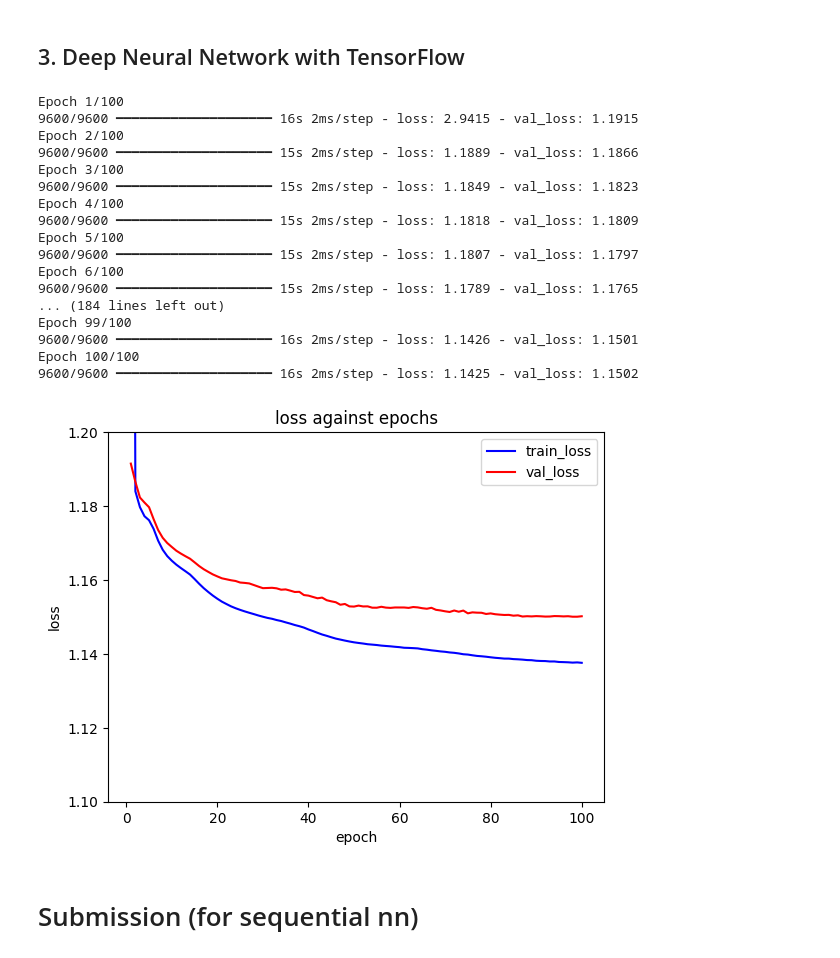
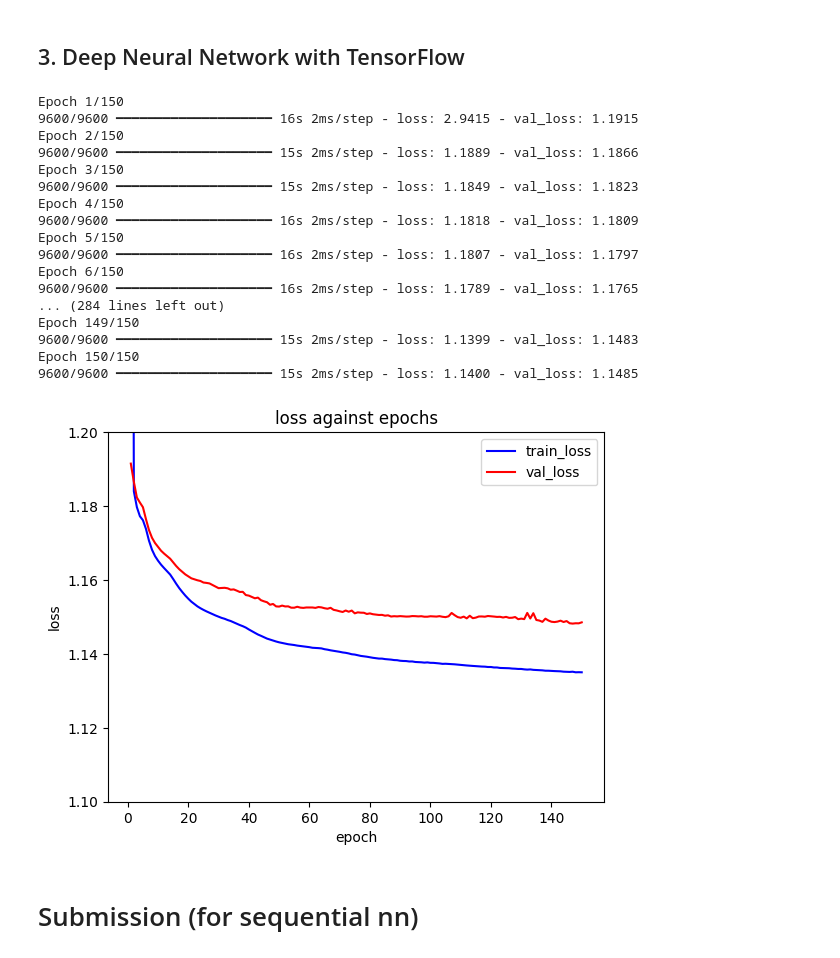
Before and after one commit to milkbottledude/Kaggle-Insurance_Machine_Learning, a Jupyter notebook: insurance-regression-machine-learning.ipynb, the cells around one changed output. Drawn from its saved outputs; the diff is of its cells as text; code cells hidden in the pictures.

Commit message:
Version 31: upped number of epochs from 100 to 150

```diff
--- a/insurance-regression-machine-learning.ipynb
+++ b/insurance-regression-machine-learning.ipynb
@@ -228,49 +228,49 @@ scaler = MinMaxScaler()
 X_train = scaler.fit_transform(X_train)
 X_mocktest = scaler.fit_transform(X_mocktest)
 
 # training the model
 batchsize = 100
-epochnumber = 100
+epochnumber = 150
 history = seqmodel.fit(X_train, y_train, epochs=epochnumber, batch_size=batchsize, validation_data=(X_mocktest, y_mocktest))
 # seqmodel.evaluate(X_mocktest, y_mocktest, batch_size=batchsize)
 
 # plotting RMSLE against epoch number
 import matplotlib.pyplot as plt
 
 train_RMSLE = history.history['loss'] # accessing list of training losses
 val_RMSLE = history.history['val_loss'] # accessing list of validation losses
 # making list of epochs for x-axis of graph
 epochlist = []
 for e in range(1, epochnumber+1):
     epochlist.append(e)
 # plotting graph
 plt.plot(epochlist, train_RMSLE, color='blue', label='train_loss')
 plt.plot(epochlist, val_RMSLE, color='red', label='val_loss')
 plt.ylim(1.1, 1.2)
 plt.xlabel('epoch')
 plt.ylabel('loss')
 plt.title('loss against epochs')
 plt.legend()
 plt.show()
 # %% [output]
-Epoch 1/100
+Epoch 1/150
 9600/9600 ━━━━━━━━━━━━━━━━━━━━ 16s 2ms/step - loss: 2.9415 - val_loss: 1.1915
-Epoch 2/100
+Epoch 2/150
 9600/9600 ━━━━━━━━━━━━━━━━━━━━ 15s 2ms/step - loss: 1.1889 - val_loss: 1.1866
-Epoch 3/100
+Epoch 3/150
 9600/9600 ━━━━━━━━━━━━━━━━━━━━ 15s 2ms/step - loss: 1.1849 - val_loss: 1.1823
-Epoch 4/100
-9600/9600 ━━━━━━━━━━━━━━━━━━━━ 15s 2ms/step - loss: 1.1818 - val_loss: 1.1809
-Epoch 5/100
-9600/9600 ━━━━━━━━━━━━━━━━━━━━ 15s 2ms/step - loss: 1.1807 - val_loss: 1.1797
-Epoch 6/100
-9600/9600 ━━━━━━━━━━━━━━━━━━━━ 15s 2ms/step - loss: 1.1789 - val_loss: 1.1765
-... (184 lines left out)
-Epoch 99/100
-9600/9600 ━━━━━━━━━━━━━━━━━━━━ 16s 2ms/step - loss: 1.1426 - val_loss: 1.1501
-Epoch 100/100
-9600/9600 ━━━━━━━━━━━━━━━━━━━━ 16s 2ms/step - loss: 1.1425 - val_loss: 1.1502
+Epoch 4/150
+9600/9600 ━━━━━━━━━━━━━━━━━━━━ 16s 2ms/step - loss: 1.1818 - val_loss: 1.1809
+Epoch 5/150
+9600/9600 ━━━━━━━━━━━━━━━━━━━━ 16s 2ms/step - loss: 1.1807 - val_loss: 1.1797
+Epoch 6/150
+9600/9600 ━━━━━━━━━━━━━━━━━━━━ 16s 2ms/step - loss: 1.1789 - val_loss: 1.1765
+... (284 lines left out)
+Epoch 149/150
+9600/9600 ━━━━━━━━━━━━━━━━━━━━ 15s 2ms/step - loss: 1.1399 - val_loss: 1.1483
+Epoch 150/150
+9600/9600 ━━━━━━━━━━━━━━━━━━━━ 15s 2ms/step - loss: 1.1400 - val_loss: 1.1485
-[figure, old version]
+[figure, new version]
 # %% [markdown]
 # Submission (for sequential nn)
 # %%
```
Also changed, not shown: parts of 1 cell of this notebook.
